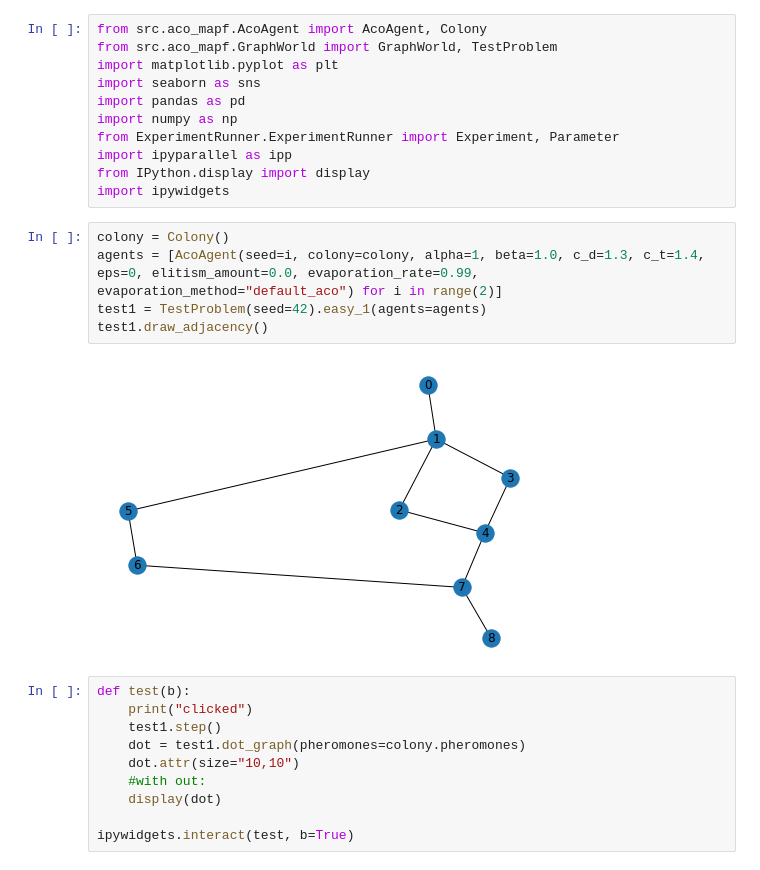
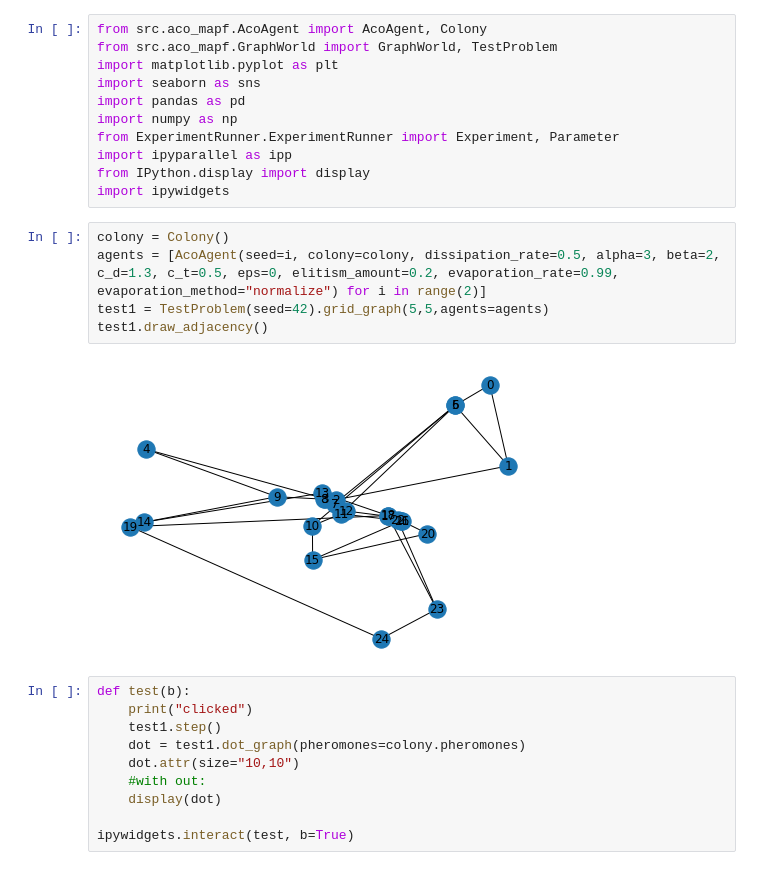
Before and after one commit to ovgu-FINken/ACO-MAPF, a Jupyter notebook: Aco-Visualization.ipynb, the cells around one changed output. Drawn from its saved outputs; the diff is of its cells as text.

Commit message:
new grid test problem

```diff
--- a/Aco-Visualization.ipynb
+++ b/Aco-Visualization.ipynb
@@ -26,11 +26,11 @@ from IPython.display import display
 import ipywidgets
 # %%
 colony = Colony()
-agents = [AcoAgent(seed=i, colony=colony, alpha=1, beta=1.0, c_d=1.3, c_t=1.4, eps=0, elitism_amount=0.0, evaporation_rate=0.99, evaporation_method="default_aco") for i in range(2)]
-test1 = TestProblem(seed=42).easy_1(agents=agents)
+agents = [AcoAgent(seed=i, colony=colony, dissipation_rate=0.5, alpha=3, beta=2, c_d=1.3, c_t=0.5, eps=0, elitism_amount=0.2, evaporation_rate=0.99, evaporation_method="normalize") for i in range(2)]
+test1 = TestProblem(seed=42).grid_graph(5,5,agents=agents)
 test1.draw_adjacency()
 # %% [output]
-[figure, old version]
+[figure, new version]
 # %%
 def test(b):
     print("clicked")
```
Also changed, not shown: parts of 3 cells of this notebook, 10 other files.
